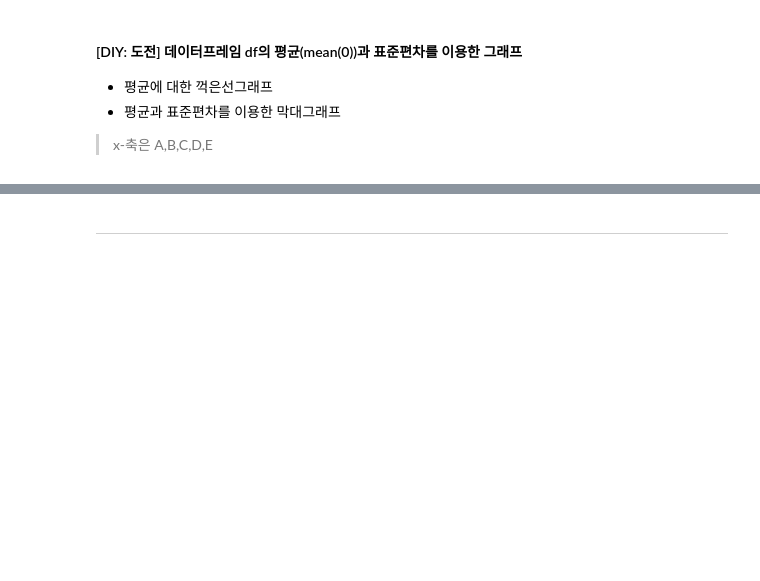
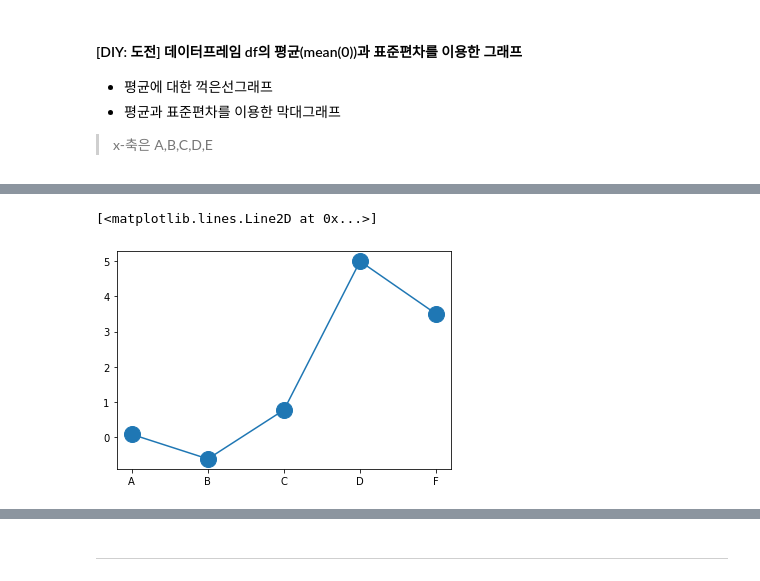
Before and after one commit to pdm03/pdm03, a Jupyter notebook: py-pandas/pandas_3_harnessing_df.ipynb, the cells around one changed output, grey strips where cells are left out. Drawn from its saved outputs; the diff is of its cells as text; code cells hidden in the pictures; blank space fills up the shorter version.

```diff
--- a/py-pandas/pandas_3_harnessing_df.ipynb
+++ b/py-pandas/pandas_3_harnessing_df.ipynb
@@ -193,5 +320,8 @@ plt.show()
 # %%
-plt.plot(df.mean(0), '-o', ms=8)
+plt.plot(df.mean(0), '-o', ms=16)
+# %% [output]
+[<matplotlib.lines.Line2D at 0x...>]
+[figure, added]
 # %%
 # df의 평균(mean(0))과 표준편차를 이용한 막대그래프
 bar_labels = df.columns
```
Also changed, not shown: parts of 19 cells of this notebook.
